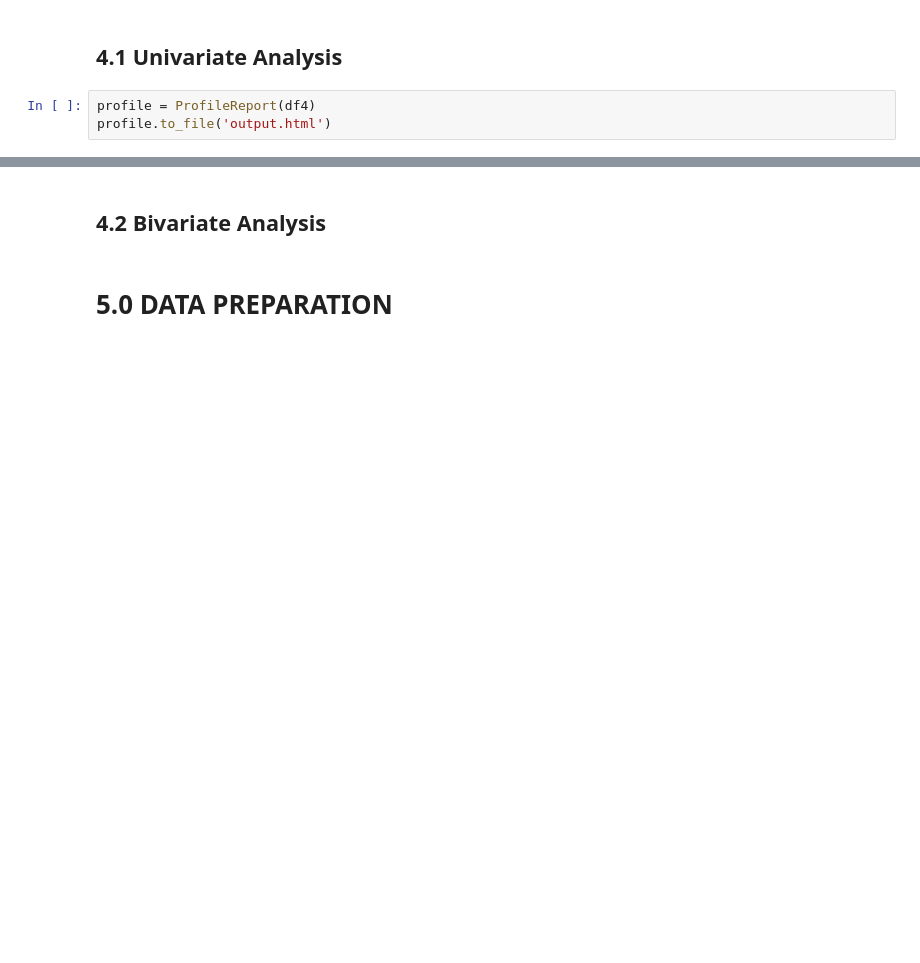
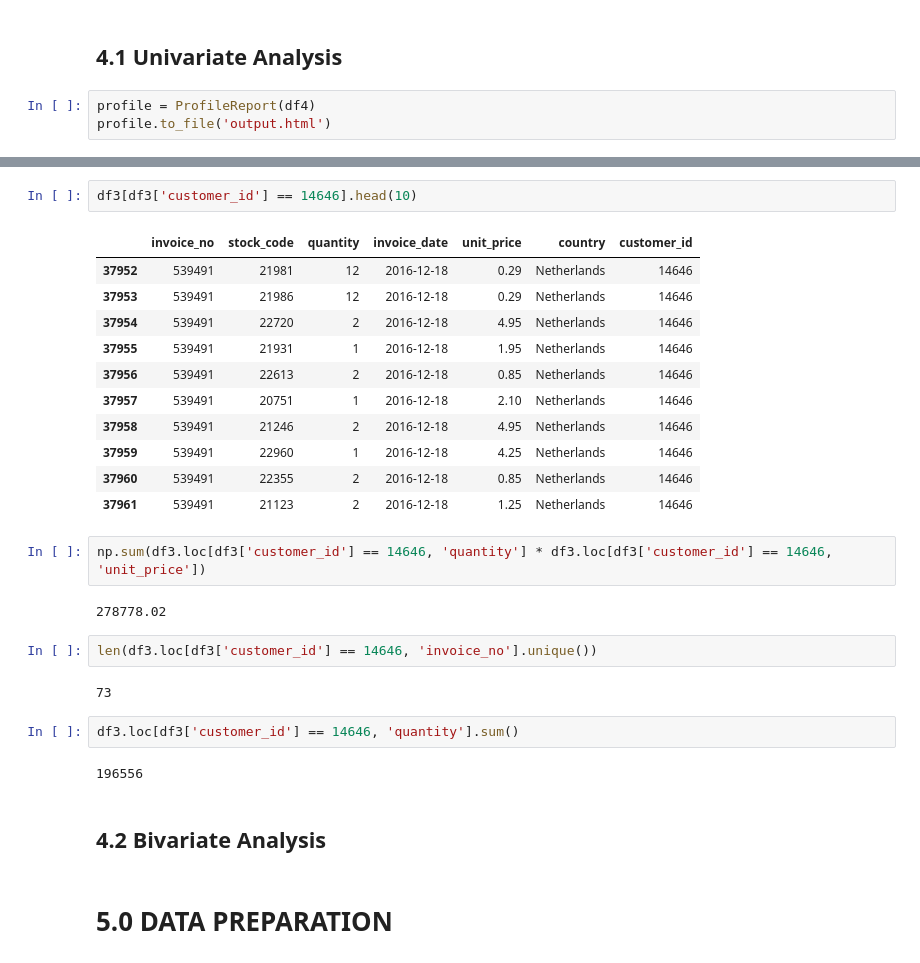
Before and after one commit to diegodinizf/insiders_clustering, a Jupyter notebook: notebooks/insiders_clustering_ciclo04_v01.ipynb, the cells around one changed output, grey strips where cells are left out. Drawn from its saved outputs; the diff is of its cells as text; blank space fills up the shorter version.

```diff
--- a/notebooks/insiders_clustering_ciclo04_v01.ipynb
+++ b/notebooks/insiders_clustering_ciclo04_v01.ipynb
@@ -626,3 +646,29 @@ profile.to_file('output.html')
+# %%
+df3[df3['customer_id'] == 14646].head(10)
+# %% [output]
+|  | invoice_no | stock_code | quantity | invoice_date | unit_price | country | customer_id |
+| 37952 | 539491 | 21981 | 12 | 2016-12-18 | 0.29 | Netherlands | 14646 |
+| 37953 | 539491 | 21986 | 12 | 2016-12-18 | 0.29 | Netherlands | 14646 |
+| 37954 | 539491 | 22720 | 2 | 2016-12-18 | 4.95 | Netherlands | 14646 |
+| 37955 | 539491 | 21931 | 1 | 2016-12-18 | 1.95 | Netherlands | 14646 |
+| 37956 | 539491 | 22613 | 2 | 2016-12-18 | 0.85 | Netherlands | 14646 |
+| 37957 | 539491 | 20751 | 1 | 2016-12-18 | 2.10 | Netherlands | 14646 |
+| 37958 | 539491 | 21246 | 2 | 2016-12-18 | 4.95 | Netherlands | 14646 |
+| 37959 | 539491 | 22960 | 1 | 2016-12-18 | 4.25 | Netherlands | 14646 |
+| 37960 | 539491 | 22355 | 2 | 2016-12-18 | 0.85 | Netherlands | 14646 |
+| 37961 | 539491 | 21123 | 2 | 2016-12-18 | 1.25 | Netherlands | 14646 |
+# %%
+np.sum(df3.loc[df3['customer_id'] == 14646, 'quantity'] * df3.loc[df3['customer_id'] == 14646, 'unit_price'])
+# %% [output]
+278778.02
+# %%
+len(df3.loc[df3['customer_id'] == 14646, 'invoice_no'].unique())
+# %% [output]
+73
+# %%
+df3.loc[df3['customer_id'] == 14646, 'quantity'].sum()
+# %% [output]
+196556
 # %% [markdown]
 ## 4.2 Bivariate Analysis
 # %% [markdown]
```
Also changed, not shown: parts of 1 cell of this notebook.
